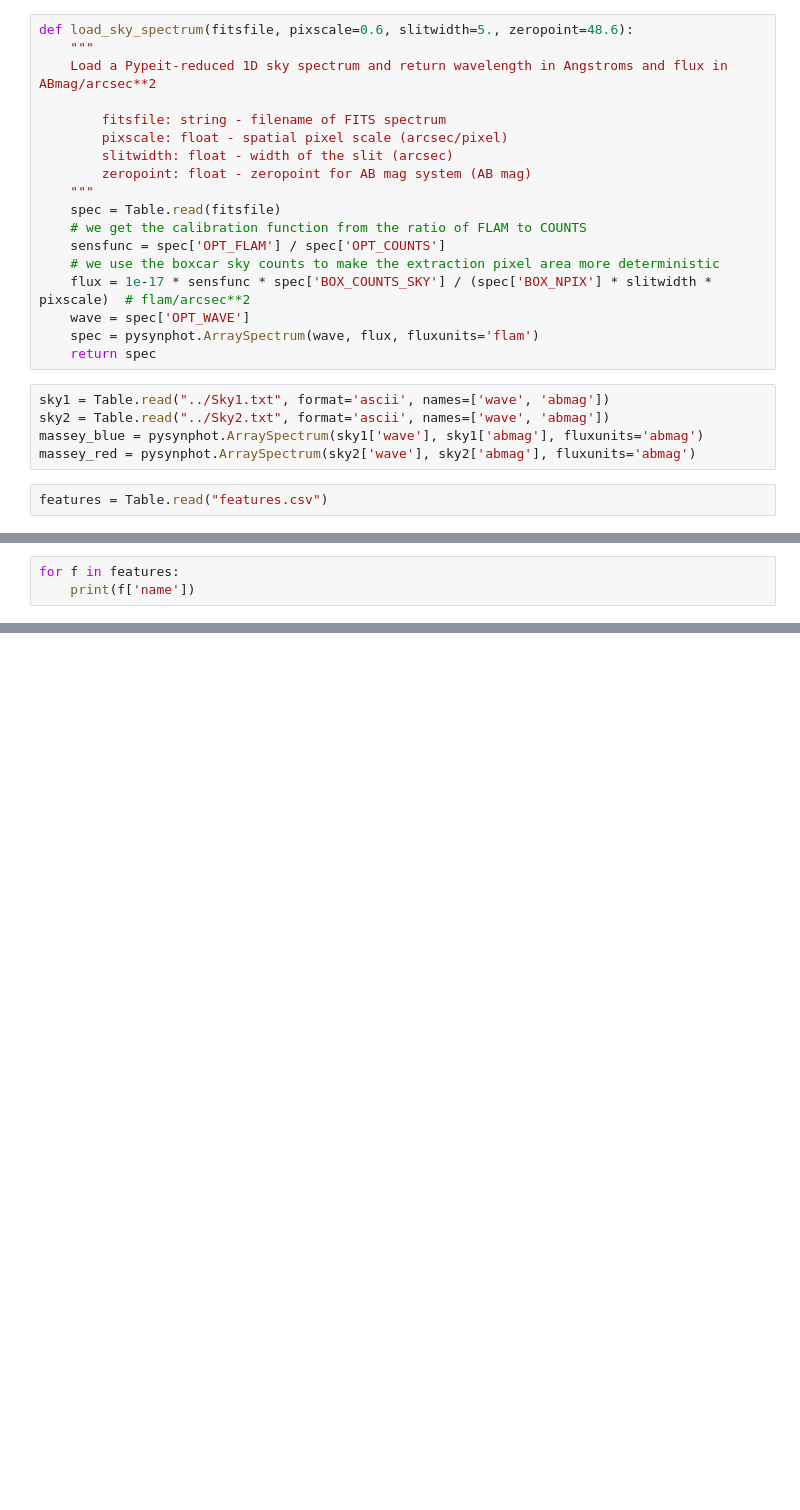
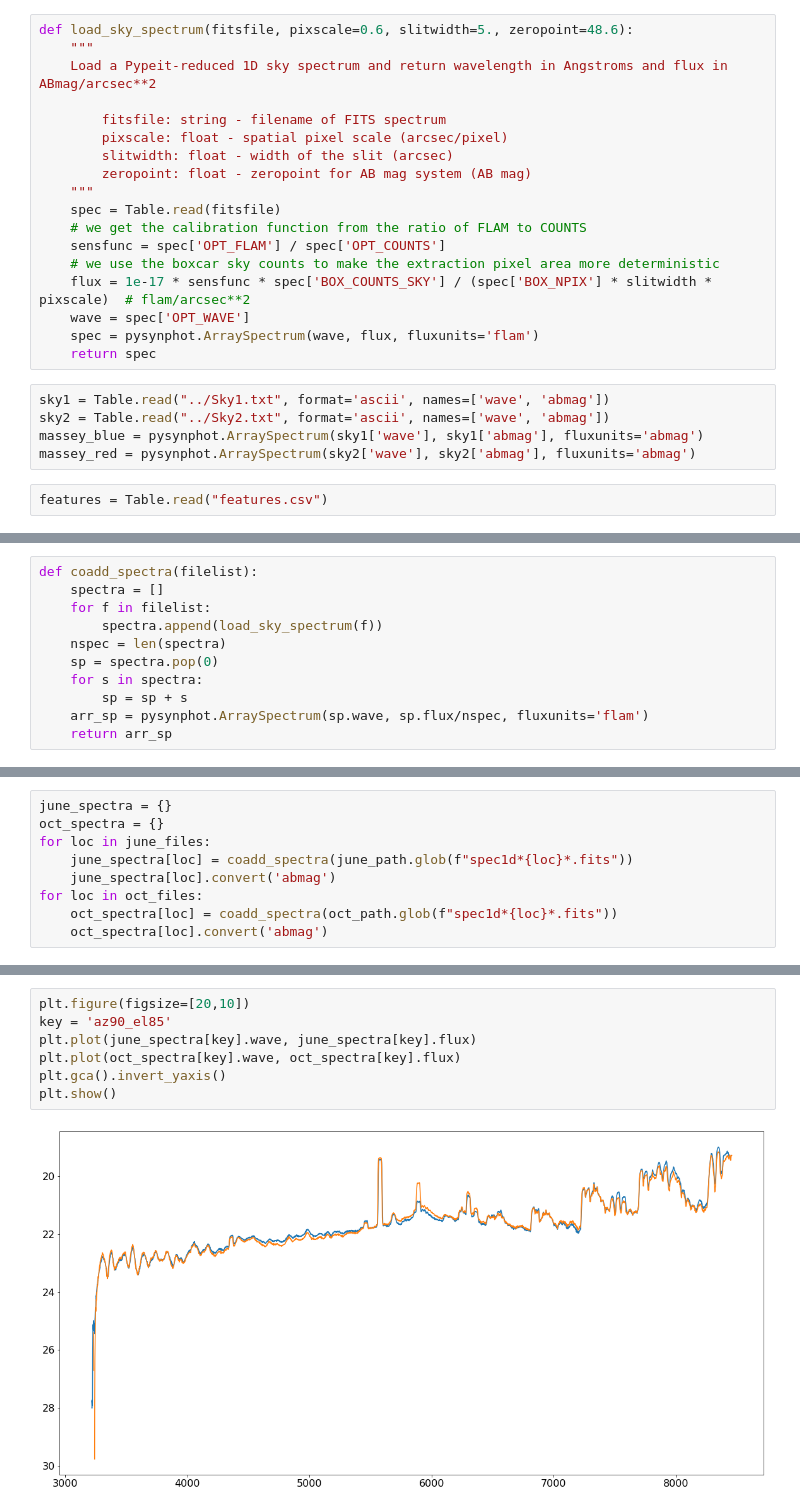
Before and after one commit to MMTObservatory/mmto_sky_brightness, a Jupyter notebook: sky_spectra.ipynb, the cells around one changed output, grey strips where cells are left out. Saved outputs shown, nothing was run; the diff lists cells and outputs as text; blank space fills up the shorter version.

```diff
--- a/sky_spectra.ipynb
+++ b/sky_spectra.ipynb
@@ -96,3 +101,0 @@ plt.show()
-# %%
-for f in features:
-    print(f['name'])
@@ -114,0 +145,11 @@ Hg I
+# %%
+def coadd_spectra(filelist):
+    spectra = []
+    for f in filelist:
+        spectra.append(load_sky_spectrum(f))
+    nspec = len(spectra)
+    sp = spectra.pop(0)
+    for s in spectra:
+        sp = sp + s
+    arr_sp = pysynphot.ArraySpectrum(sp.wave, sp.flux/nspec, fluxunits='flam')
+    return arr_sp
@@ -114,0 +161,9 @@ Hg I
+# %%
+june_spectra = {}
+oct_spectra = {}
+for loc in june_files:
+    june_spectra[loc] = coadd_spectra(june_path.glob(f"spec1d*{loc}*.fits"))
+    june_spectra[loc].convert('abmag')
+for loc in oct_files:
+    oct_spectra[loc] = coadd_spectra(oct_path.glob(f"spec1d*{loc}*.fits"))
+    oct_spectra[loc].convert('abmag')
@@ -114,0 +186,9 @@ Hg I
+# %%
+plt.figure(figsize=[20,10])
+key = 'az90_el85'
+plt.plot(june_spectra[key].wave, june_spectra[key].flux)
+plt.plot(oct_spectra[key].wave, oct_spectra[key].flux)
+plt.gca().invert_yaxis()
+plt.show()
+# %% [output]
+[figure, added]
```
Also changed, not shown: parts of 7 cells of this notebook.
